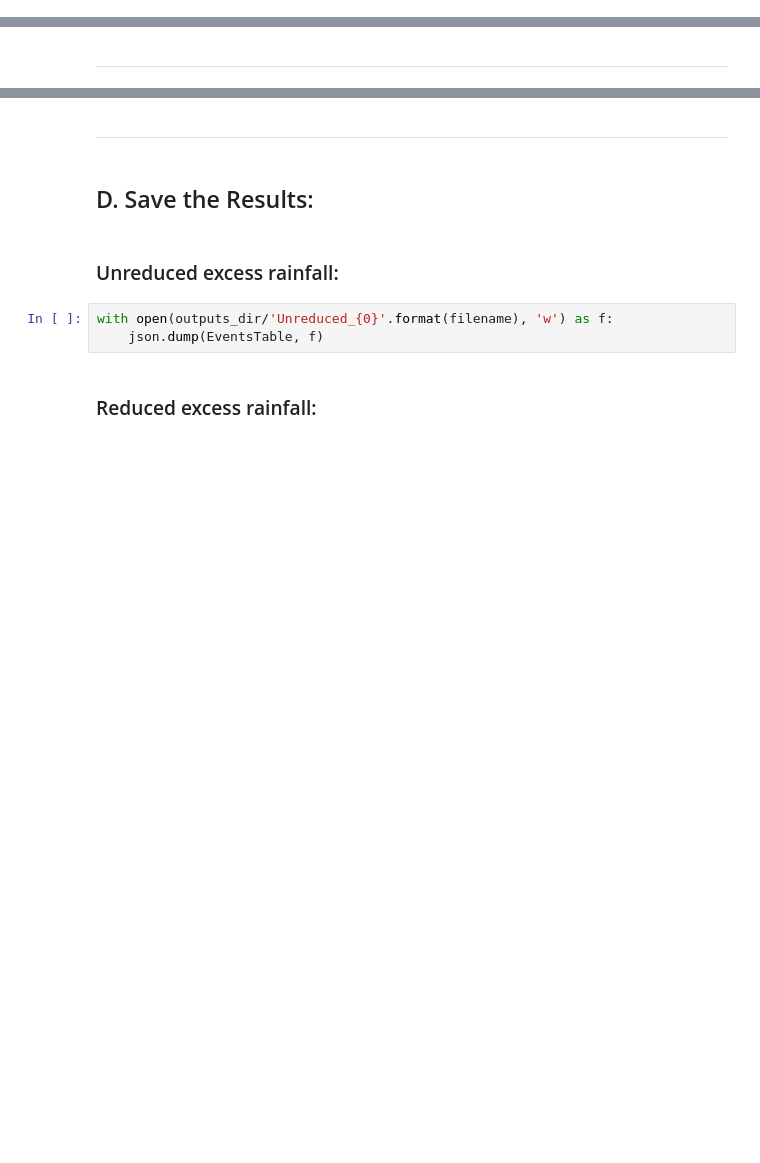
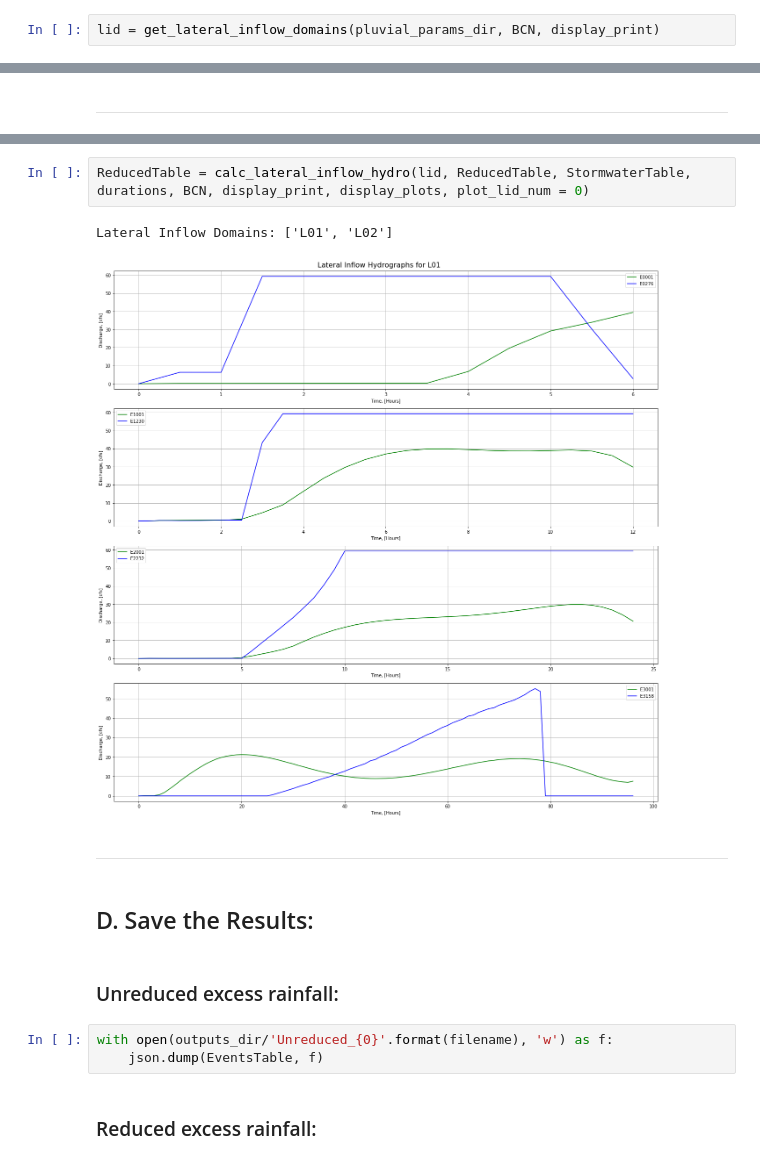
Before and after one commit to Dewberry/pfra-hydromet, a Jupyter notebook: reEventsTable.ipynb, the cells around one changed output, grey strips where cells are left out. Drawn from its saved outputs; the diff is of its cells as text; blank space fills up the shorter version.

```diff
--- a/reEventsTable.ipynb
+++ b/reEventsTable.ipynb
@@ -62,0 +79,2 @@ else:
+# %%
+lid = get_lateral_inflow_domains(pluvial_params_dir, BCN, display_print)
@@ -114,3 +123,8 @@ if display_plots: plot_reduced_excess(ReducedTable, EventsTable, durations, BCN[
+# %%
+ReducedTable = calc_lateral_inflow_hydro(lid, ReducedTable, StormwaterTable, durations, BCN, display_print, display_plots, plot_lid_num = 0)
+# %% [output]
+Lateral Inflow Domains: ['L01', 'L02']
+[figure, added]
 # %% [markdown]
 ---
 # %% [markdown]
```
Also changed, not shown: parts of 16 cells of this notebook, 4 other files.
